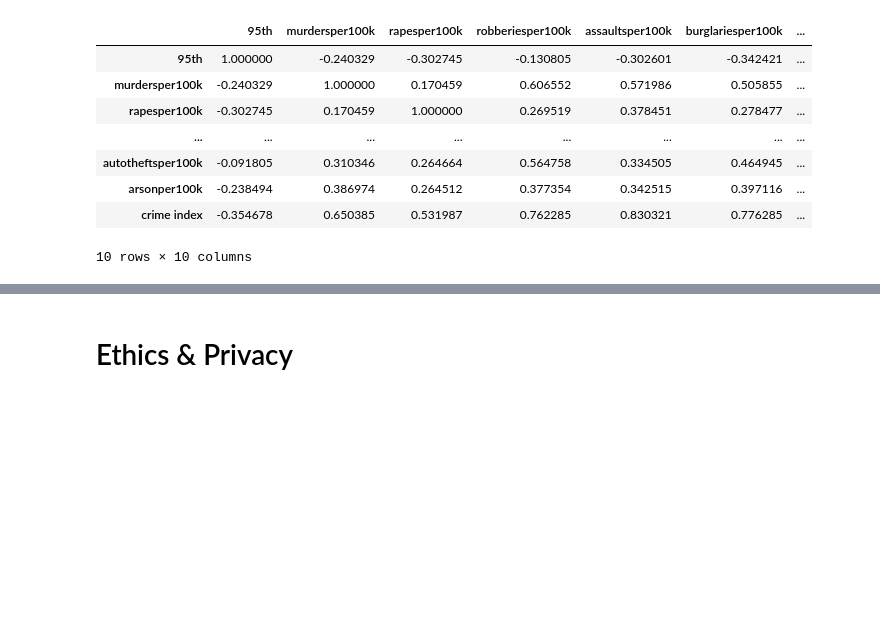
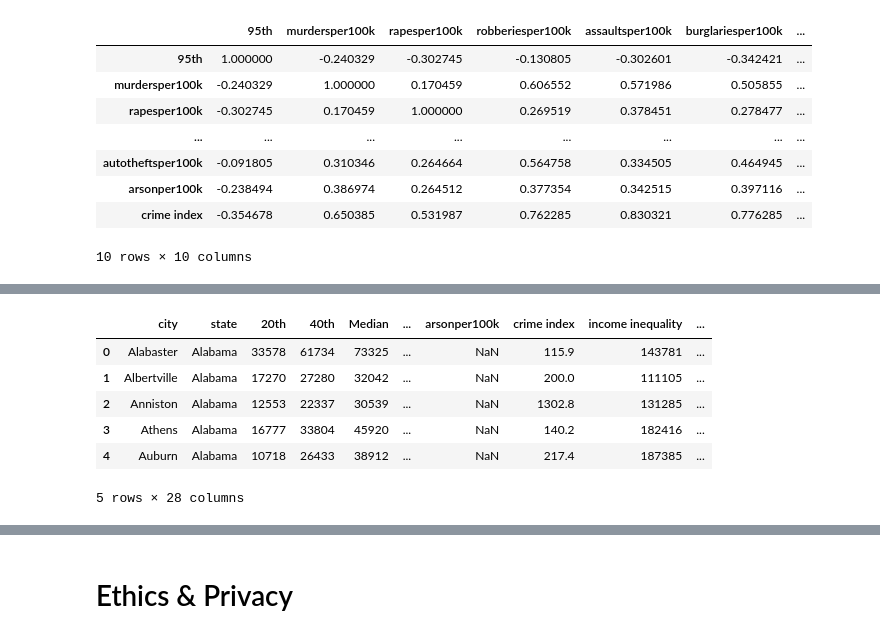
Before and after one commit to ewinterstorm/cogs108_finalproject, a Jupyter notebook: FinalProject.ipynb, the cells around one changed output, grey strips where cells are left out. Cells and saved outputs as stored; diff of their text form; code cells hidden in the pictures; blank space fills up the shorter version.

```diff
--- a/FinalProject.ipynb
+++ b/FinalProject.ipynb
@@ -708,0 +714,21 @@ corrs_95thper100
+# %%
+# Create 'ineq_exists' column: '1' if exists, '0' if doesn't
+# Income inequality defined as >= median of all income inequalities
+income_ineq_median = crime_income_df["quintile share"].median()
+
+ineq_exists = [0]*len(crime_income_df)
+for i in range(0,len(crime_income_df)):
+    if crime_income_df["quintile share"][i] >= income_ineq_median:
+        ineq_exists[i] = 1
+    else:
+        ineq_exists[i] = 0
+crime_income_df['inequality exists'] = ineq_exists
+crime_income_df.head()
+# %% [output]
+|  | city | state | 20th | 40th | Median | ... | arsonper100k | crime index | income inequality | ... |
+| 0 | Alabaster | Alabama | 33578 | 61734 | 73325 | ... | NaN | 115.9 | 143781 | ... |
+| 1 | Albertville | Alabama | 17270 | 27280 | 32042 | ... | NaN | 200.0 | 111105 | ... |
+| 2 | Anniston | Alabama | 12553 | 22337 | 30539 | ... | NaN | 1302.8 | 131285 | ... |
+| 3 | Athens | Alabama | 16777 | 33804 | 45920 | ... | NaN | 140.2 | 182416 | ... |
+| 4 | Auburn | Alabama | 10718 | 26433 | 38912 | ... | NaN | 217.4 | 187385 | ... |
+5 rows × 28 columns
```
Also changed, not shown: parts of 33 cells of this notebook.
